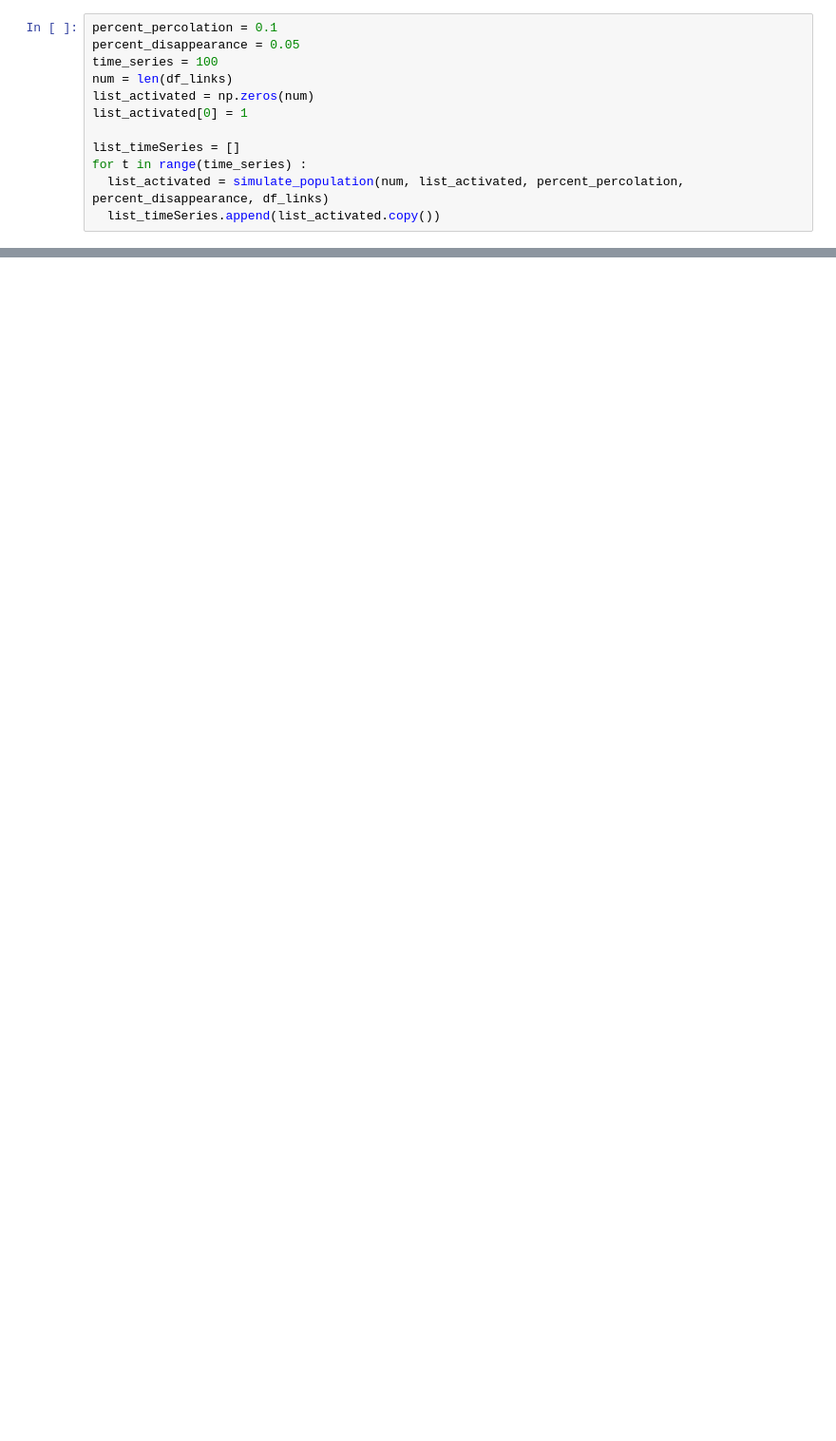
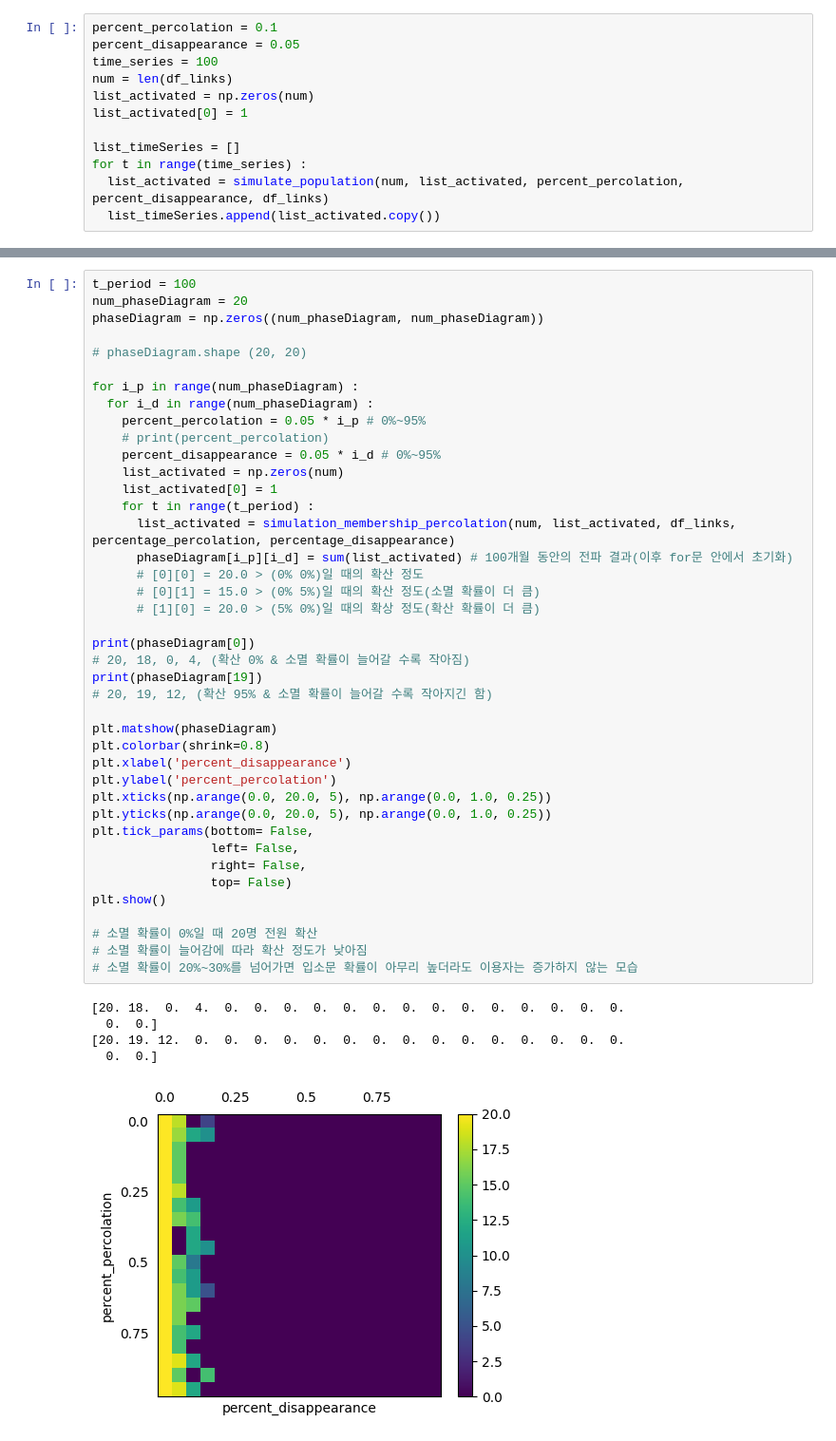
Before and after one commit to gmlwlswls/study_DataTechniques, a Jupyter notebook: 04. Numerical Simulation/Simulation.ipynb, the cells around one changed output, grey strips where cells are left out. Shown: that part at 95% size. Saved outputs shown, nothing was run; the diff lists cells and outputs as text; blank space fills up the shorter version.

```diff
--- a/04. Numerical Simulation/Simulation.ipynb
+++ b/04. Numerical Simulation/Simulation.ipynb
@@ -354,0 +440,47 @@ plt.show()
+# %%
+t_period = 100
+num_phaseDiagram = 20
+phaseDiagram = np.zeros((num_phaseDiagram, num_phaseDiagram))
+
+# phaseDiagram.shape (20, 20)
+
+for i_p in range(num_phaseDiagram) :
+  for i_d in range(num_phaseDiagram) :
+    percent_percolation = 0.05 * i_p # 0%~95%
+    # print(percent_percolation)
+    percent_disappearance = 0.05 * i_d # 0%~95%
+    list_activated = np.zeros(num)
+    list_activated[0] = 1
+    for t in range(t_period) :
+      list_activated = simulation_membership_percolation(num, list_activated, df_links, percentage_percolation, percentage_disappearance)
+      phaseDiagram[i_p][i_d] = sum(list_activated) # 100개월 동안의 전파 결과(이후 for문 안에서 초기화)
+      # [0][0] = 20.0 > (0% 0%)일 때의 확산 정도
+      # [0][1] = 15.0 > (0% 5%)일 때의 확산 정도(소멸 확률이 더 큼)
+      # [1][0] = 20.0 > (5% 0%)일 때의 확상 정도(확산 확률이 더 큼)
+
+print(phaseDiagram[0])
+# 20, 18, 0, 4, (확산 0% & 소멸 확률이 늘어갈 수록 작아짐)
+print(phaseDiagram[19])
+# 20, 19, 12, (확산 95% & 소멸 확률이 늘어갈 수록 작아지긴 함)
+
+plt.matshow(phaseDiagram)
+plt.colorbar(shrink=0.8)
+plt.xlabel('percent_disappearance')
+plt.ylabel('percent_percolation')
+plt.xticks(np.arange(0.0, 20.0, 5), np.arange(0.0, 1.0, 0.25))
+plt.yticks(np.arange(0.0, 20.0, 5), np.arange(0.0, 1.0, 0.25))
+plt.tick_params(bottom= False,
+                left= False,
+                right= False,
+                top= False)
+plt.show()
+
+# 소멸 확률이 0%일 때 20명 전원 확산
+# 소멸 확률이 늘어감에 따라 확산 정도가 낮아짐
+# 소멸 확률이 20%~30%를 넘어가면 입소문 확률이 아무리 높더라도 이용자는 증가하지 않는 모습
+# %% [output]
+[20. 18.  0.  4.  0.  0.  0.  0.  0.  0.  0.  0.  0.  0.  0.  0.  0.  0.
+  0.  0.]
+[20. 19. 12.  0.  0.  0.  0.  0.  0.  0.  0.  0.  0.  0.  0.  0.  0.  0.
+  0.  0.]
+[figure, added]
```
Also changed, not shown: parts of 15 cells of this notebook.
